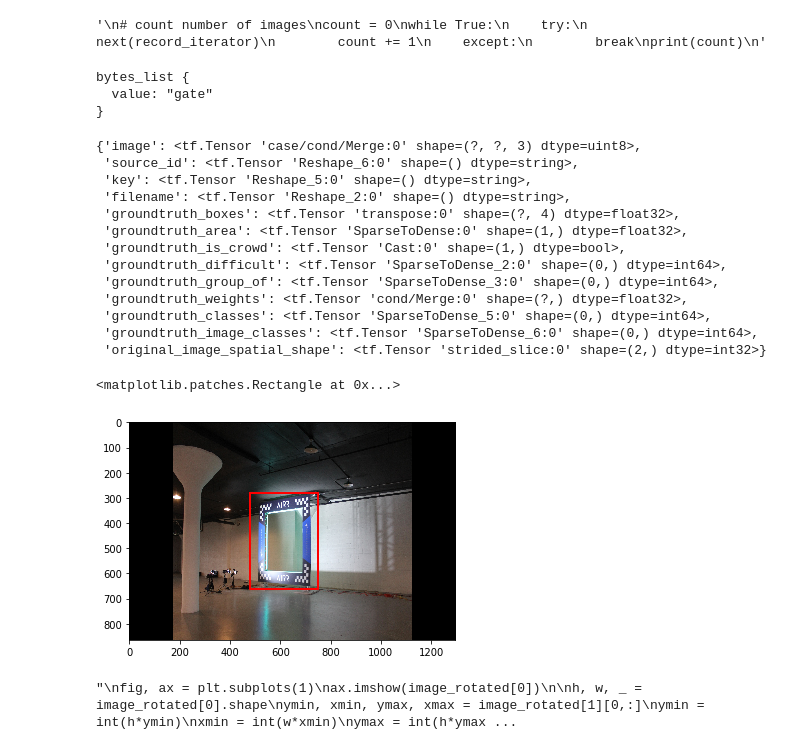
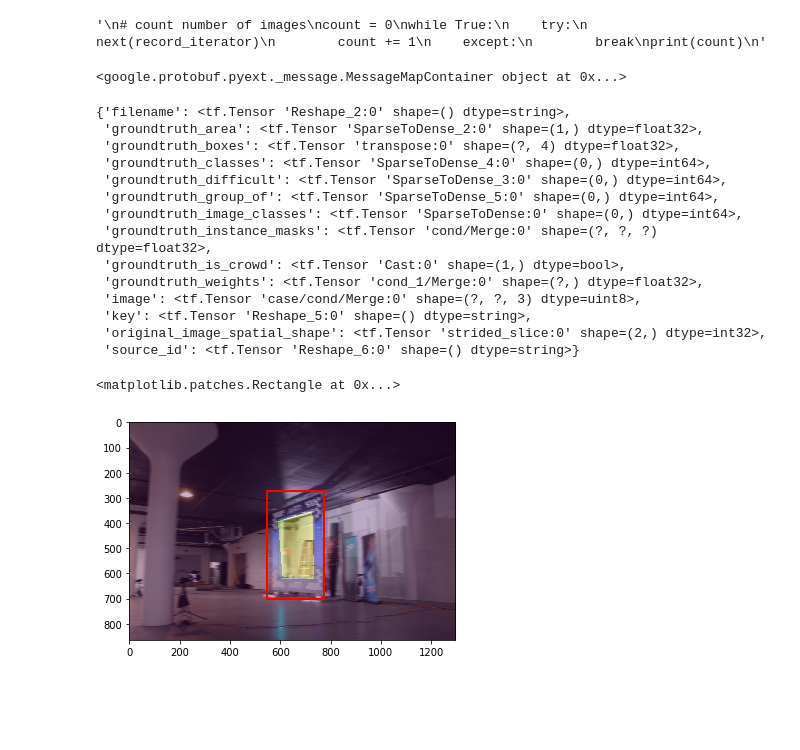
Before and after one commit to randxie/alpha-pilot-team-deadlock, a Jupyter notebook: vision/gate_detection/src/data_exploration.ipynb, the cells around one changed output. Cells and saved outputs as stored; diff of their text form; code cells hidden in the pictures; blank space fills up the shorter version.

Commit message:
prepare data with segmentation and update notebook

```diff
--- a/vision/gate_detection/src/data_exploration.ipynb
+++ b/vision/gate_detection/src/data_exploration.ipynb
@@ -7,7 +8,7 @@ import tensorflow as tf
 from object_detection.data_decoders.tf_example_decoder import TfExampleDecoder
 # %%
-record_iterator = tf.python_io.tf_record_iterator(path='../images/train-00006-of-00010')
-decoder = TfExampleDecoder()
+record_iterator = tf.python_io.tf_record_iterator(path='../images/val-00000-of-00008')
+decoder = TfExampleDecoder(load_instance_masks=True, instance_mask_type=input_reader_pb2.PNG_MASKS)
 # %%
 """
 # count number of images
@@ -33,68 +34,49 @@ def decode_string(data_string):
     return example
 
 example = decode_string(data_string)
-print(example.features.feature['image/object/class/text'])
+print(example.features.feature)
 # %% [output]
-bytes_list {
-  value: "gate"
-}
+<google.protobuf.pyext._message.MessageMapContainer object at 0x...>
 # %%
 tensor_dict
 # %% [output]
-{'image': <tf.Tensor 'case/cond/Merge:0' shape=(?, ?, 3) dtype=uint8>,
- 'source_id': <tf.Tensor 'Reshape_6:0' shape=() dtype=string>,
+{'filename': <tf.Tensor 'Reshape_2:0' shape=() dtype=string>,
+ 'groundtruth_area': <tf.Tensor 'SparseToDense_2:0' shape=(1,) dtype=float32>,
+ 'groundtruth_boxes': <tf.Tensor 'transpose:0' shape=(?, 4) dtype=float32>,
+ 'groundtruth_classes': <tf.Tensor 'SparseToDense_4:0' shape=(0,) dtype=int64>,
+ 'groundtruth_difficult': <tf.Tensor 'SparseToDense_3:0' shape=(0,) dtype=int64>,
+ 'groundtruth_group_of': <tf.Tensor 'SparseToDense_5:0' shape=(0,) dtype=int64>,
+ 'groundtruth_image_classes': <tf.Tensor 'SparseToDense:0' shape=(0,) dtype=int64>,
+ 'groundtruth_instance_masks': <tf.Tensor 'cond/Merge:0' shape=(?, ?, ?) dtype=float32>,
+ 'groundtruth_is_crowd': <tf.Tensor 'Cast:0' shape=(1,) dtype=bool>,
+ 'groundtruth_weights': <tf.Tensor 'cond_1/Merge:0' shape=(?,) dtype=float32>,
+ 'image': <tf.Tensor 'case/cond/Merge:0' shape=(?, ?, 3) dtype=uint8>,
  'key': <tf.Tensor 'Reshape_5:0' shape=() dtype=string>,
- 'filename': <tf.Tensor 'Reshape_2:0' shape=() dtype=string>,
- 'groundtruth_boxes': <tf.Tensor 'transpose:0' shape=(?, 4) dtype=float32>,
- 'groundtruth_area': <tf.Tensor 'SparseToDense:0' shape=(1,) dtype=float32>,
- 'groundtruth_is_crowd': <tf.Tensor 'Cast:0' shape=(1,) dtype=bool>,
- 'groundtruth_difficult': <tf.Tensor 'SparseToDense_2:0' shape=(0,) dtype=int64>,
- 'groundtruth_group_of': <tf.Tensor 'SparseToDense_3:0' shape=(0,) dtype=int64>,
- 'groundtruth_weights': <tf.Tensor 'cond/Merge:0' shape=(?,) dtype=float32>,
- 'groundtruth_classes': <tf.Tensor 'SparseToDense_5:0' shape=(0,) dtype=int64>,
- 'groundtruth_image_classes': <tf.Tensor 'SparseToDense_6:0' shape=(0,) dtype=int64>,
- 'original_image_spatial_shape': <tf.Tensor 'strided_slice:0' shape=(2,) dtype=int32>}
+ 'original_image_spatial_shape': <tf.Tensor 'strided_slice:0' shape=(2,) dtype=int32>,
+ 'source_id': <tf.Tensor 'Reshape_6:0' shape=() dtype=string>}
 # %%
 data_string = next(record_iterator)
 tensor_dict = decoder.decode(data_string)
 with tf.Session() as sess:
     image = tensor_dict['image'].eval()
     bbox = tensor_dict['groundtruth_boxes'].eval()
-    #image_rotated = sess.run(random_rotate_along_y_axis(image, boxes=bbox))
+    segmentation = tensor_dict['groundtruth_instance_masks'].eval()
 # %%
 fig, ax = plt.subplots(1)
 ax.imshow(image)
+ax.imshow(segmentation[0], interpolation='none', alpha=0.3)
 
 h, w, _ = image.shape
 ymin, xmin, ymax, xmax = bbox[0,:]
 ymin = int(h*ymin)
 xmin = int(w*xmin)
 ymax = int(h*ymax)
 xmax = int(w*xmax)
 rect_w = xmax - xmin
 rect_h = ymax - ymin
 rect = patches.Rectangle((xmin, ymin), rect_w, rect_h, linewidth=2, edgecolor='r',facecolor='none')
 # Add the patch to the Axes
 ax.add_patch(rect)
 # %% [output]
 <matplotlib.patches.Rectangle at 0x...>
-[figure, old version]
+[figure, new version]
-# %%
-"""
-fig, ax = plt.subplots(1)
-ax.imshow(image_rotated[0])
-
-h, w, _ = image_rotated[0].shape
-ymin, xmin, ymax, xmax = image_rotated[1][0,:]
-ymin = int(h*ymin)
-xmin = int(w*xmin)
-ymax = int(h*ymax)
-xmax = int(w*xmax)
-rect_w = xmax - xmin
-rect_h = ymax - ymin
-rect = patches.Rectangle((xmin, ymin), rect_w, rect_h, linewidth=10, edgecolor='r',facecolor='none')
-# Add the patch to the Axes
-ax.add_patch(rect)
-"""
-# %% [output]
-"\nfig, ax = plt.subplots(1)\nax.imshow(image_rotated[0])\n\nh, w, _ = image_rotated[0].shape\nymin, xmin, ymax, xmax = image_rotated[1][0,:]\nymin = int(h*ymin)\nxmin = int(w*xmin)\nymax = int(h*ymax ...
```
Also changed, not shown: parts of 1 cell of this notebook, 3 other files.
